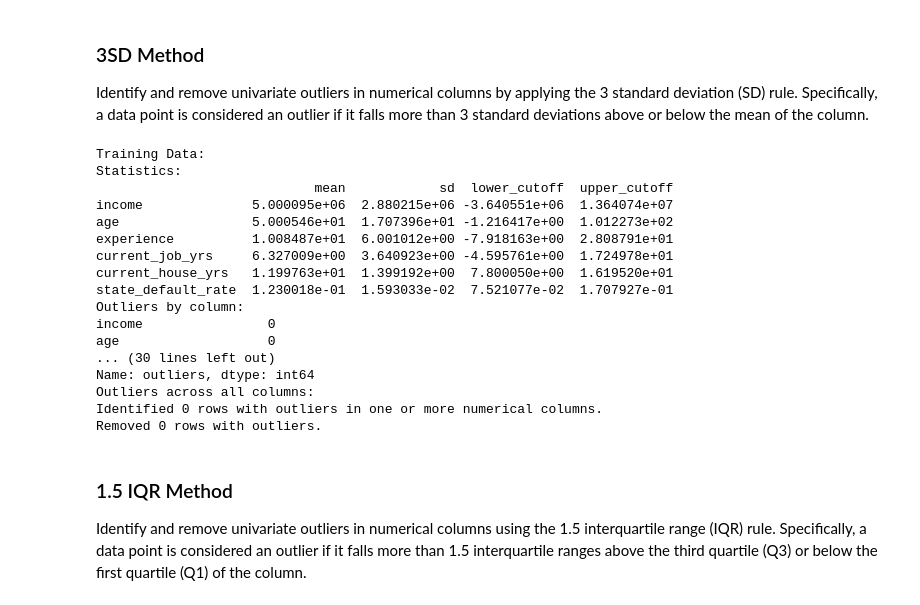
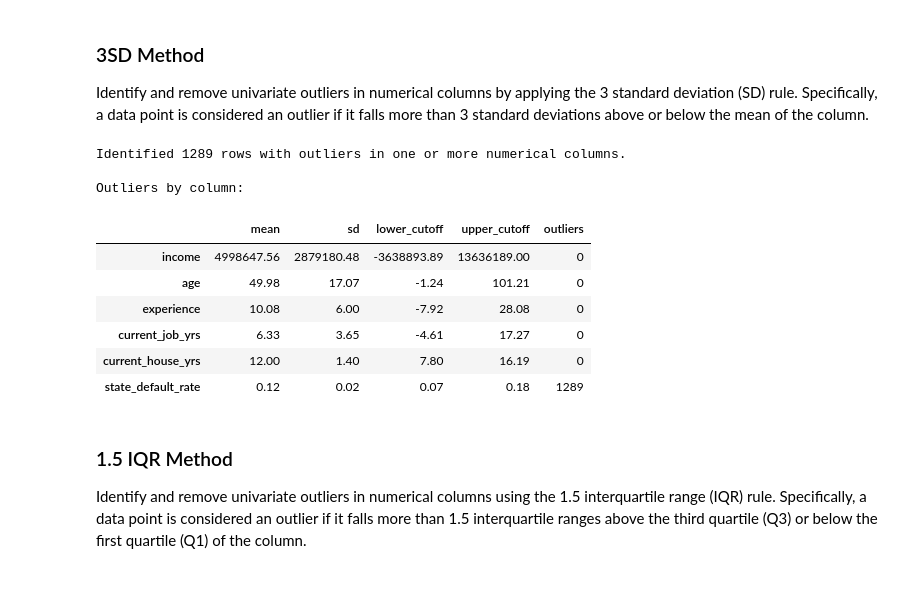
Before and after one commit to JensBender/loan-default-prediction, a Jupyter notebook: loan_default_prediction.ipynb, the cells around one changed output. Saved outputs shown, nothing was run; the diff lists cells and outputs as text; code cells hidden in the pictures.

Commit message:
In loan_default_prediction.ipynb > Data Preprocessing > Handling Outliers > 3SD Method section: Fit outlier remover to training data and show outliers without removing them

```diff
--- a/loan_default_prediction.ipynb
+++ b/loan_default_prediction.ipynb
@@ -543,12 +543,6 @@ class OutlierRemover3SD(BaseEstimator, TransformerMixin):
         self.stats_["lower_cutoff"] = self.stats_["mean"] - 3 * self.stats_["sd"]
         self.stats_["upper_cutoff"] = self.stats_["mean"] + 3 * self.stats_["sd"]
 
-        # Show statistics
-        print(f"Statistics: \n{self.stats_}")
-
-        return self
-
-    def transform(self, df):
         # Create masks for filtering outliers
         self.masks_ = (df[self.numerical_columns_] >= self.stats_["lower_cutoff"]) & (df[self.numerical_columns_] <= self.stats_["upper_cutoff"])  # masks by column
         self.final_mask_ = self.masks_.all(axis=1)  # single mask across all columns
@@ -557,49 +551,47 @@ class OutlierRemover3SD(BaseEstimator, TransformerMixin):
         self.stats_["outliers"] = (~self.masks_).sum()  # by column
         self.outliers_ = (~self.final_mask_).sum()  # across all columns
 
-        # Show number of outliers
-        print(f"Outliers by column: \n{self.stats_['outliers']}")
+        # Show outliers across all columns
         if len(self.numerical_columns_) == 1:
-            print(f"Outliers across all columns: \nIdentified {self.outliers_} rows with outliers in the '{numerical_columns[0]}' column.")
+            print(f"\nIdentified {self.outliers_} rows with outliers in the '{numerical_columns[0]}' column.")
         else:
-            print(f"Outliers across all columns: \nIdentified {self.outliers_} rows with outliers in one or more numerical columns.")
+            print(f"\nIdentified {self.outliers_} rows with outliers in one or more numerical columns.")
+
+        return self
+
+    def transform(self, df):
+        # Create masks for new df
+        masks = (df[self.numerical_columns_] >= self.stats_["lower_cutoff"]) & (df[self.numerical_columns_] <= self.stats_["upper_cutoff"])  # masks by column
+        final_mask = masks.all(axis=1)  # single mask across all columns
 
         # Remove outliers based on the final mask
-        print(f"Removed {self.outliers_} rows with outliers.")
-        return df[self.final_mask_]
+        print(f"Removed {(~final_mask).sum()} rows with outliers.")
+        return df[final_mask]
 
     def fit_transform(self, df, numerical_columns):
         # Perform both fit and transform
         return self.fit(df, numerical_columns).transform(df)
-# %%
-# Initialize outlier remover
-outlier_remover_3sd = OutlierRemover3SD()
-
-# Identify and remove outliers
-print("Training Data:")
-df_train = outlier_remover_3sd.fit_transform(df_train, numerical_columns)
-print("\nValidation Data:")
-df_val = outlier_remover_3sd.transform(df_val)
-print("\nTest Data:")
-X_test = outlier_remover_3sd.transform(X_test)
-# %% [output]
-Training Data:
-Statistics:
-                            mean            sd  lower_cutoff  upper_cutoff
-income              5.000095e+06  2.880215e+06 -3.640551e+06  1.364074e+07
-age                 5.000546e+01  1.707396e+01 -1.216417e+00  1.012273e+02
-experience          1.008487e+01  6.001012e+00 -7.918163e+00  2.808791e+01
-current_job_yrs     6.327009e+00  3.640923e+00 -4.595761e+00  1.724978e+01
-current_house_yrs   1.199763e+01  1.399192e+00  7.800050e+00  1.619520e+01
-state_default_rate  1.230018e-01  1.593033e-02  7.521077e-02  1.707927e-01
-Outliers by column:
-income                0
-age                   0
-... (30 lines left out)
-Name: outliers, dtype: int64
-Outliers across all columns:
-Identified 0 rows with outliers in one or more numerical columns.
-Removed 0 rows with outliers.
+# %%
+# Initialize outlier remover
+outlier_remover_3sd = OutlierRemover3SD()
+
+# Fit outlier remover to training data
+outlier_remover_3sd.fit(df_train, numerical_columns)
+
+# Show mean, sd, cutoff values, and outliers by column for training data
+print("\nOutliers by column:")
+round(outlier_remover_3sd.stats_, 2)
+# %% [output]
+Identified 1289 rows with outliers in one or more numerical columns.
+
+Outliers by column:
+|  | mean | sd | lower_cutoff | upper_cutoff | outliers |
+| income | 4998647.56 | 2879180.48 | -3638893.89 | 13636189.00 | 0 |
+| age | 49.98 | 17.07 | -1.24 | 101.21 | 0 |
+| experience | 10.08 | 6.00 | -7.92 | 28.08 | 0 |
+| current_job_yrs | 6.33 | 3.65 | -4.61 | 17.27 | 0 |
+| current_house_yrs | 12.00 | 1.40 | 7.80 | 16.19 | 0 |
+| state_default_rate | 0.12 | 0.02 | 0.07 | 0.18 | 1289 |
 # %% [markdown]
 ### 1.5 IQR Method
 Identify and remove univariate outliers in numerical columns using the 1.5 interquartile range (IQR) rule. Specifically, a data point is considered an outlier if it falls more than 1.5 interquartile ranges above the third quartile (Q3) or below the first quartile (Q1) of the column.
```
